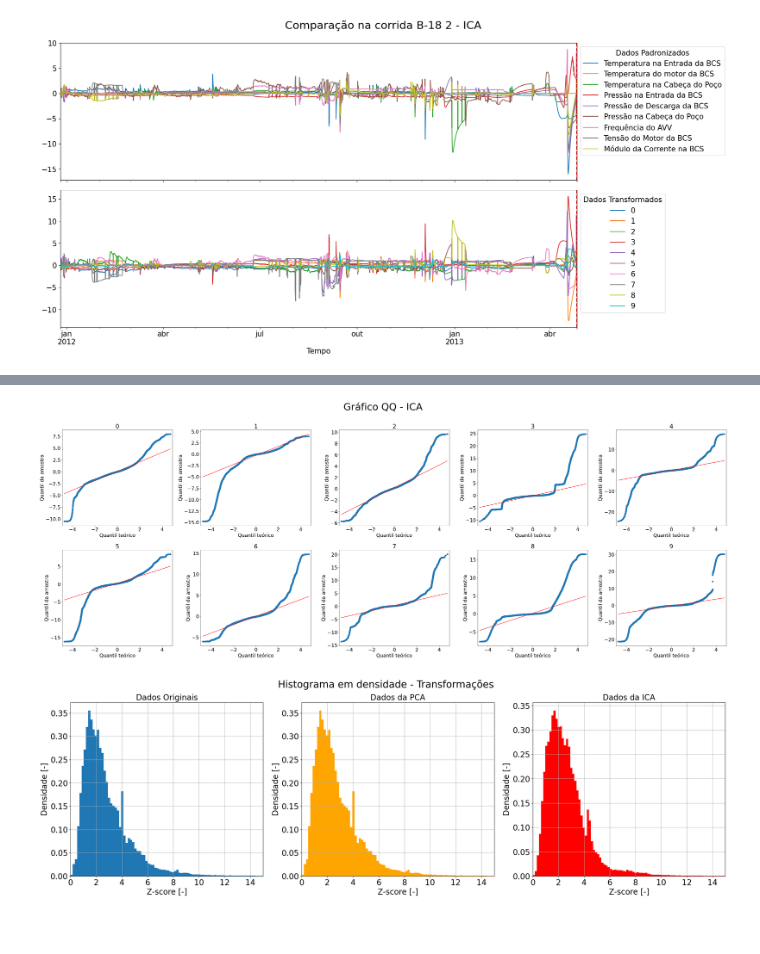
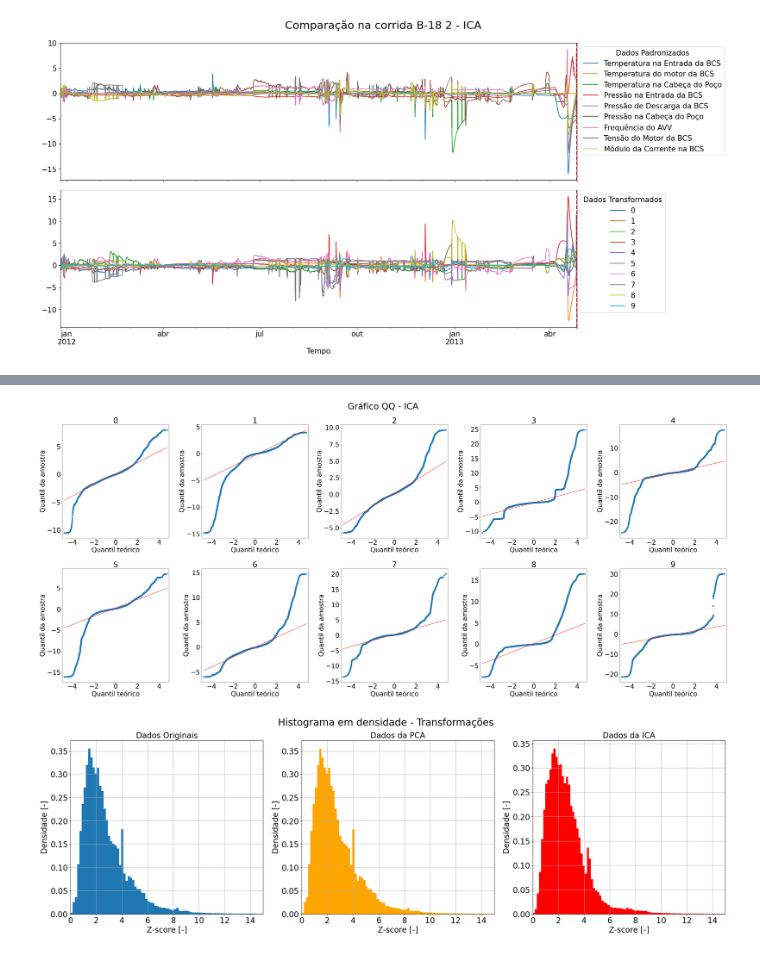
Before and after one commit to RL2-SP3/LISSA, a Jupyter notebook: examples/analise_dados_PCA.ipynb, the cells around one changed output, grey strips where cells are left out. Drawn from its saved outputs; the diff is of its cells as text; code cells hidden in the pictures; blank space fills up the shorter version.

```diff
--- a/examples/analise_dados_PCA.ipynb
+++ b/examples/analise_dados_PCA.ipynb
@@ -211,16 +211,16 @@ fig.savefig("../imagens_gerais/QQplotPCA",bbox_inches='tight')
 # %%
 fig,axs = li.QQPlots(
     ICAdata[ICAHeaders].loc[ICAdata["Well_down"]==0],
     ICAHeaders,
     title="Gráfico QQ - ICA",
     lineType="s",
     english=False,
     titleFontsize=40,
-    ydist=1,
-    generalFontSize=20);
+    ydist=0.97,
+    generalFontSize=30,figSizeSt=(45,20));
 fig.savefig("../imagens_gerais/QQplotICA",bbox_inches='tight')
 # %% [output]
-[figure, old version]
+[figure, new version]
 # %%
 fig,axs = plt.subplots(1,3,figsize=(30,8))
 
```
Also changed, not shown: parts of 4 cells of this notebook, 7 other files.
